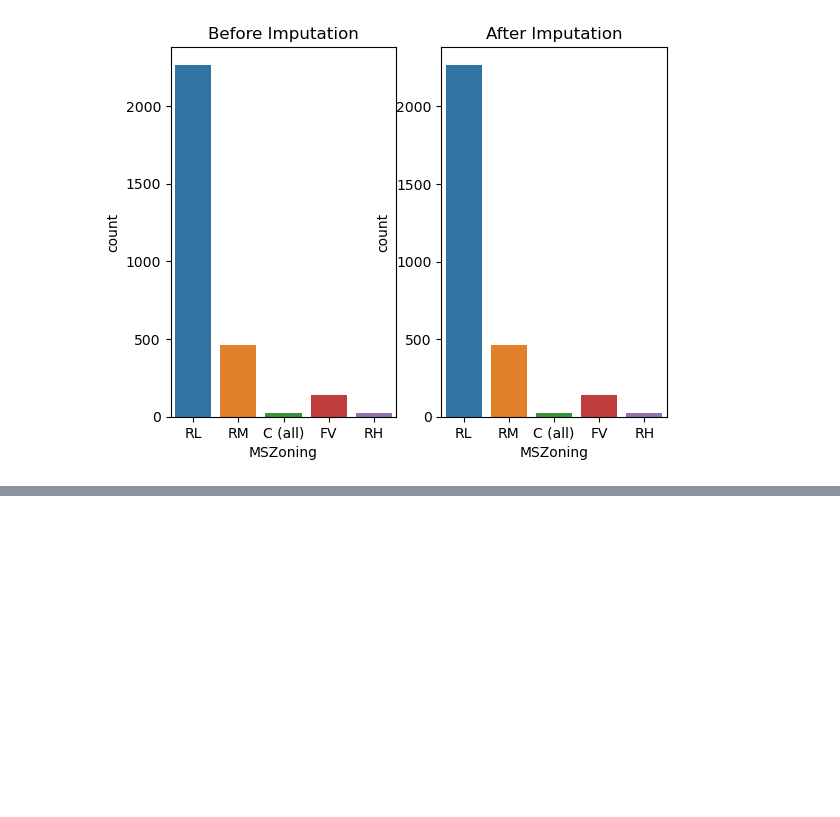
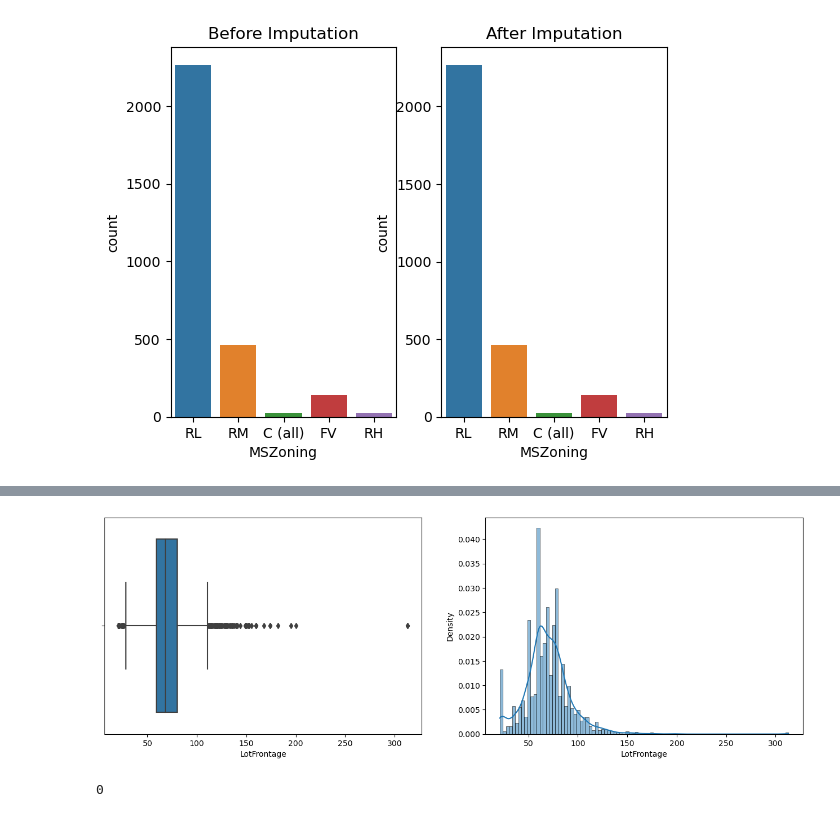
Before and after one commit to surajpoddar-ml/House-price--predictor, a Jupyter notebook: Machine L/src/main.ipynb, the cells around one changed output, grey strips where cells are left out. Saved outputs shown, nothing was run; the diff lists cells and outputs as text; code cells hidden in the pictures; blank space fills up the shorter version.

```diff
--- a/Machine L/src/main.ipynb
+++ b/Machine L/src/main.ipynb
@@ -318,0 +331,20 @@ plot_data(df,df_mvi,feature)
+# %%
+#LotFrontage=16.649538
+def boxHistPlot(df,feature, figsize=(16,5)):
+    plt.figure(figsize=figsize)
+    plt.subplot(121)
+    sns.boxplot(x=feature, data=df)
+    plt.subplot(122)
+    sns.histplot(x=feature,data=df,stat="density", kde=True)
+    plt.show()
+# %%
+boxHistPlot(df,"LotFrontage")
+# %% [output]
+[figure, added]
+# %%
+lotfrontage_mean=df["LotFrontage"].mean()
+# lotfrontage_mean
+df_mvi["LotFrontage"].replace(np.nan,lotfrontage_mean,inplace=True)
+df_mvi["LotFrontage"].isnull().sum()
+# %% [output]
+0
```
Also changed, not shown: parts of 2 cells of this notebook.
